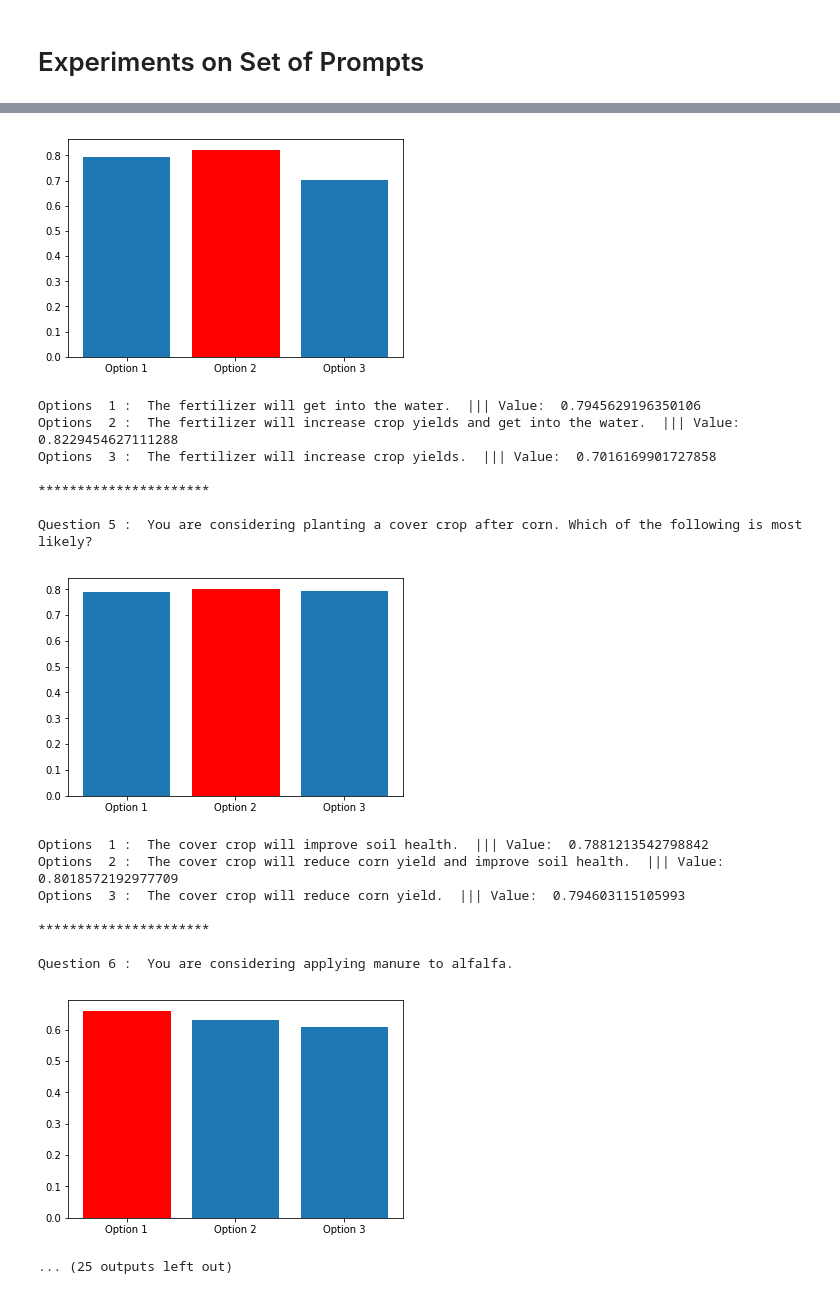
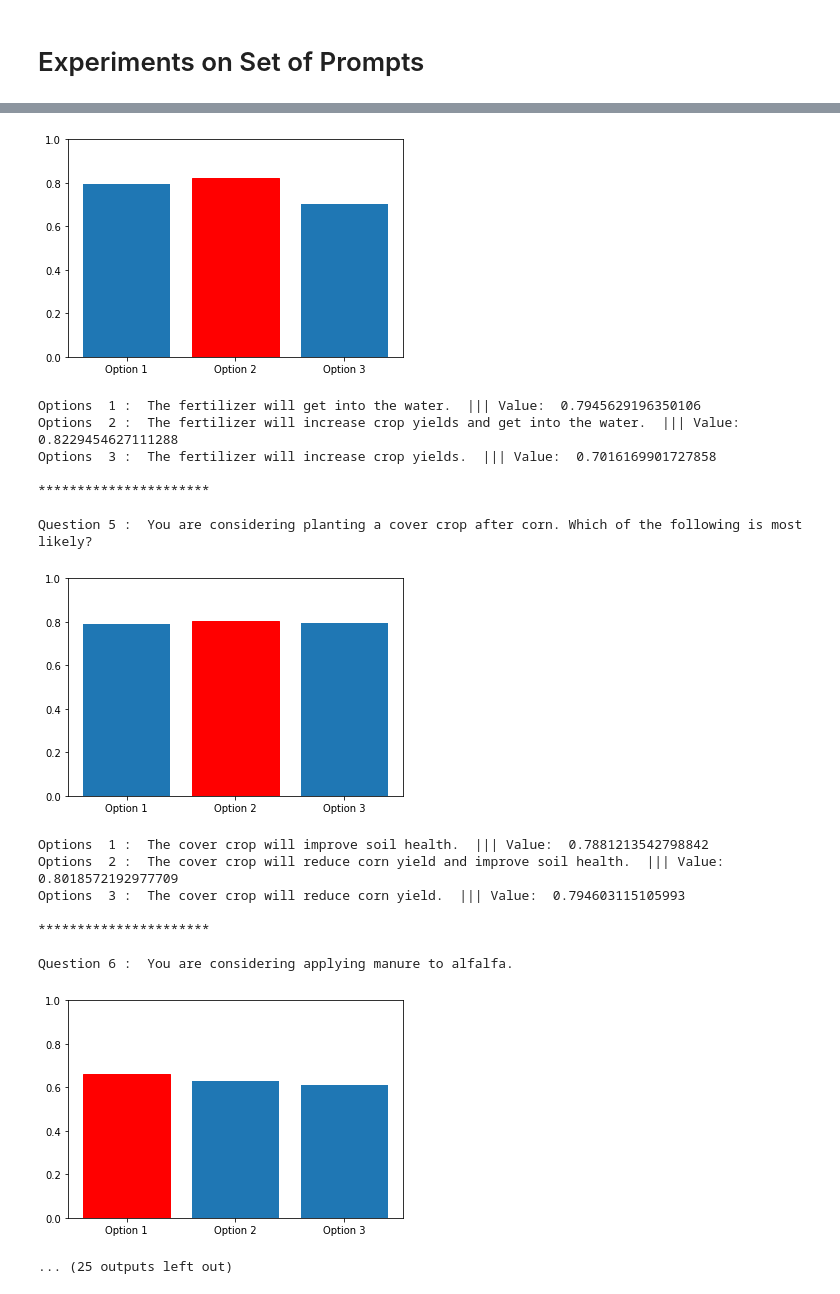
Before and after one commit to runck014/2018-geoinformatica-submission, a Jupyter notebook: notebooks/agent-architecture.ipynb, the cells around one changed output, grey strips where cells are left out. Saved outputs shown, nothing was run; the diff lists cells and outputs as text; code cells hidden in the pictures.

Commit message:
updated y-axis on figures

```diff
--- a/notebooks/agent-architecture.ipynb
+++ b/notebooks/agent-architecture.ipynb
@@ -126,6 +127,7 @@ for i in range(0, len(prompts)):
 
     plot = plt.bar(["Option 1","Option 2","Option 3"], perceptions)
     plot[choice-1].set_color('r')
+    plt.ylim((0,1))
     plt.savefig('image'+str(i+1)+'.jpg')
     plt.show()
 
@@ -157,27 +159,27 @@ Question 3 :  An agricultural crop has been planted in a field near a stream, an
 Options  1 :  The chemical will get into the water  ||| Value:  0.7826915950696346
 Options  2 :  The chemical will kill the weeds and get into the water  ||| Value:  0.7879875059735776
 Options  3 :  The chemical will kill the weeds  ||| Value:  0.6605611284087188
 
 **********************
 
 Question 4 :  An agricultural crop has been planted in a field near a stream, and is expected to begin growing soon. Synthetic fertilizers are going to be applied soon. Which of the following is most  ...
-[figure, old version]
+[figure, new version]
 Options  1 :  The fertilizer will get into the water.  ||| Value:  0.7945629196350106
 Options  2 :  The fertilizer will increase crop yields and get into the water.  ||| Value:  0.8229454627111288
 Options  3 :  The fertilizer will increase crop yields.  ||| Value:  0.7016169901727858
 
 **********************
 
 Question 5 :  You are considering planting a cover crop after corn. Which of the following is most likely?
-[figure, old version]
+[figure, new version]
 Options  1 :  The cover crop will improve soil health.  ||| Value:  0.7881213542798842
 Options  2 :  The cover crop will reduce corn yield and improve soil health.  ||| Value:  0.8018572192977709
 Options  3 :  The cover crop will reduce corn yield.  ||| Value:  0.794603115105993
 
 **********************
 
 Question 6 :  You are considering applying manure to alfalfa.
-[figure, old version]
+[figure, new version]
 ... (25 outputs left out)
 # %%
 prompts
```
Also changed, not shown: parts of 3 cells of this notebook.
